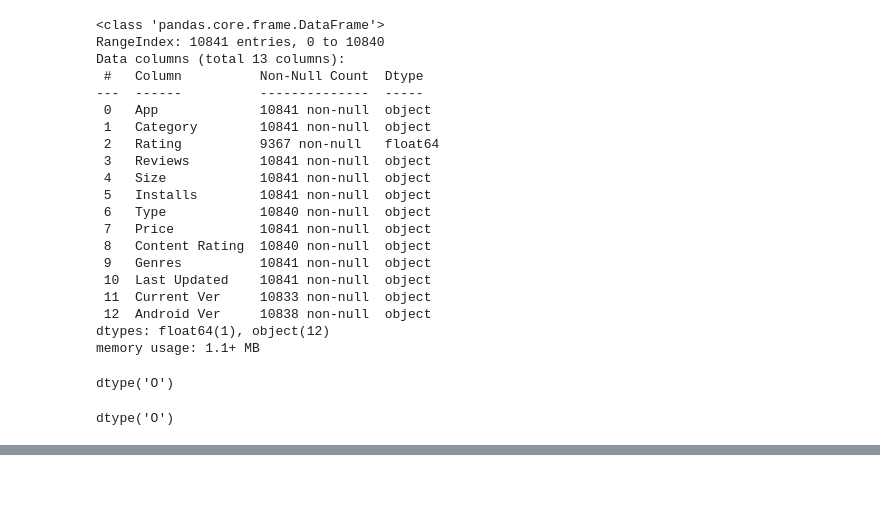
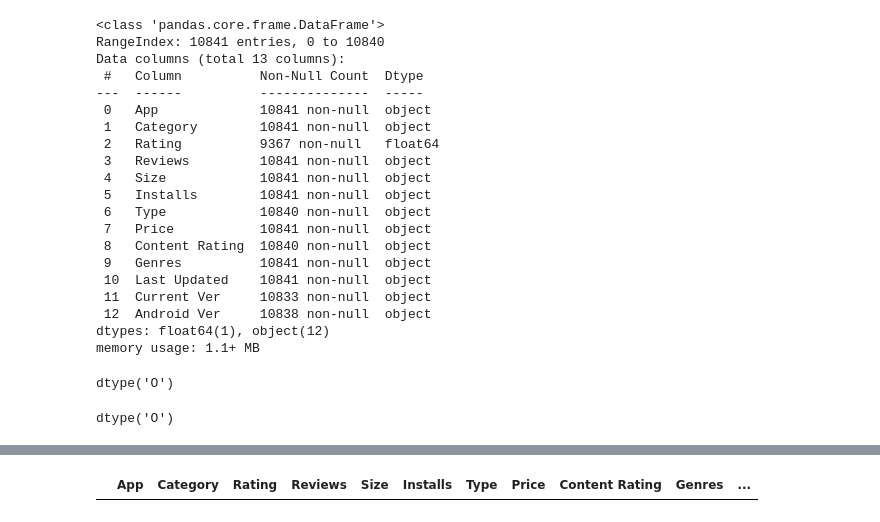
Before and after one commit to azaz9026/EDA, a Jupyter notebook: google play store/googleplaystore.ipynb, the cells around one changed output, grey strips where cells are left out. Cells and saved outputs as stored; diff of their text form; code cells hidden in the pictures; blank space fills up the shorter version.

```diff
--- a/google play store/googleplaystore.ipynb
+++ b/google play store/googleplaystore.ipynb
@@ -110,0 +200,6 @@ dtype('O')
+# %%
+df_copy = df_copy.drop(df_copy.index[10472])
+
+df_copy[~df_copy.Reviews.str.isnumeric()]
+# %% [output]
+|  | App | Category | Rating | Reviews | Size | Installs | Type | Price | Content Rating | Genres | ... |
```
Also changed, not shown: parts of 35 cells of this notebook.
